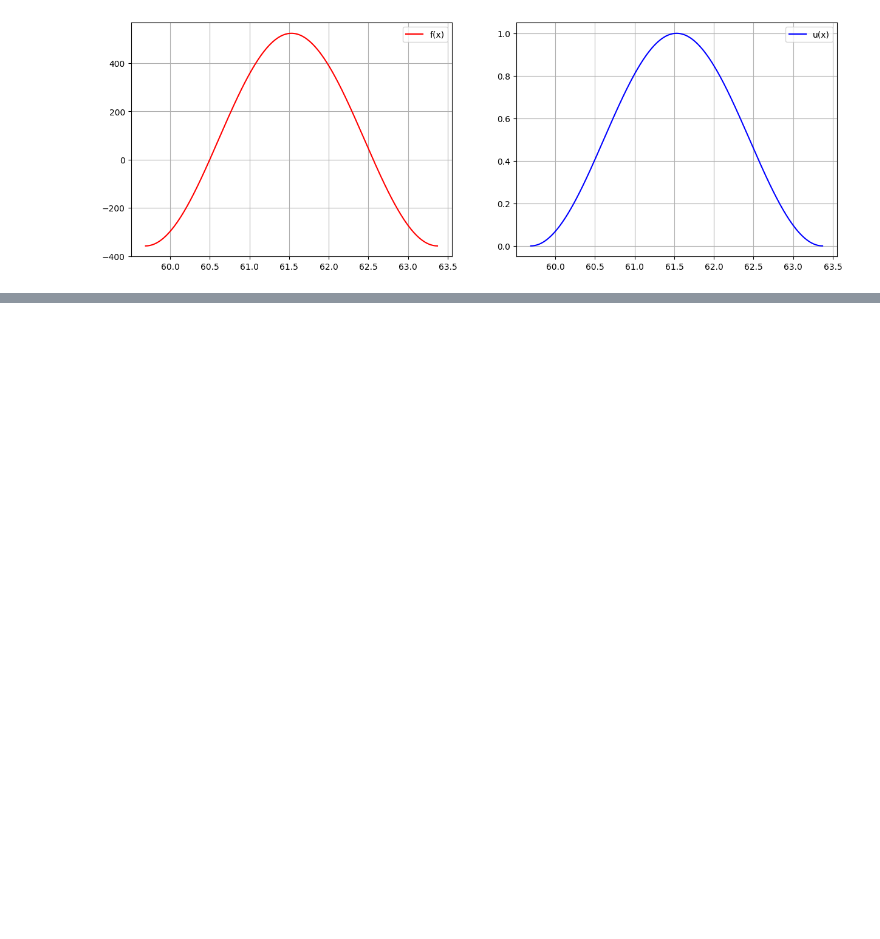
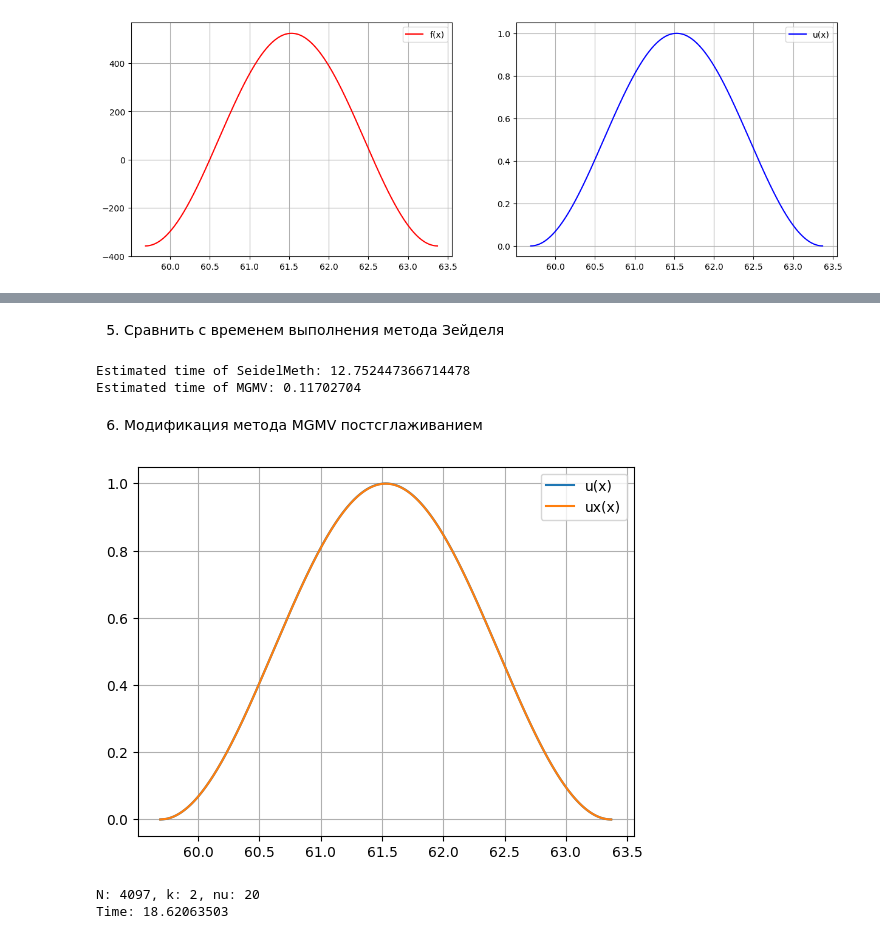
Before and after one commit to duxxen/NumMeth, a Jupyter notebook: lab3.ipynb, the cells around one changed output, grey strips where cells are left out. Cells and saved outputs as stored; diff of their text form; code cells hidden in the pictures; blank space fills up the shorter version.

```diff
--- a/lab3.ipynb
+++ b/lab3.ipynb
@@ -223,0 +315,33 @@ tdict[4097]
+# %% [markdown]
+5. Сравнить с временем выполнения метода Зейделя
+# %%
+n = 257
+xarr = funvect(f, n)
+start = time.time()
+ux = SeidelMethod(createOperator(n), xarr, xarr)
+end = time.time()
+print(f'Estimated time of SeidelMeth: {end-start}')
+print(f'Estimated time of MGMV: {tdict[n].min().min()}')
+# %% [output]
+Estimated time of SeidelMeth: 12.752447366714478
+Estimated time of MGMV: 0.11702704
+# %% [markdown]
+6. Модификация метода MGMV постсглаживанием
+# %%
+xarr = np.linspace(a, b, n+2)
+tk = 2
+tnu = 20
+ux, t = solver(tk, np.zeros(n), funvect(f, n), tnu)
+ux = np.array([0.0] + ux.tolist() + [0.0])
+
+plt.plot(xarr, u(xarr), label='u(x)')
+plt.plot(xarr, ux, label='ux(x)')
+plt.legend()
+plt.grid()
+plt.show()
+print(f'N: {n}, k: {tk}, nu: {tnu}')
+print(f'Time: {t}')
+# %% [output]
+[figure, added]
+N: 4097, k: 2, nu: 20
+Time: 18.62063503
```
Also changed, not shown: parts of 20 cells of this notebook.
